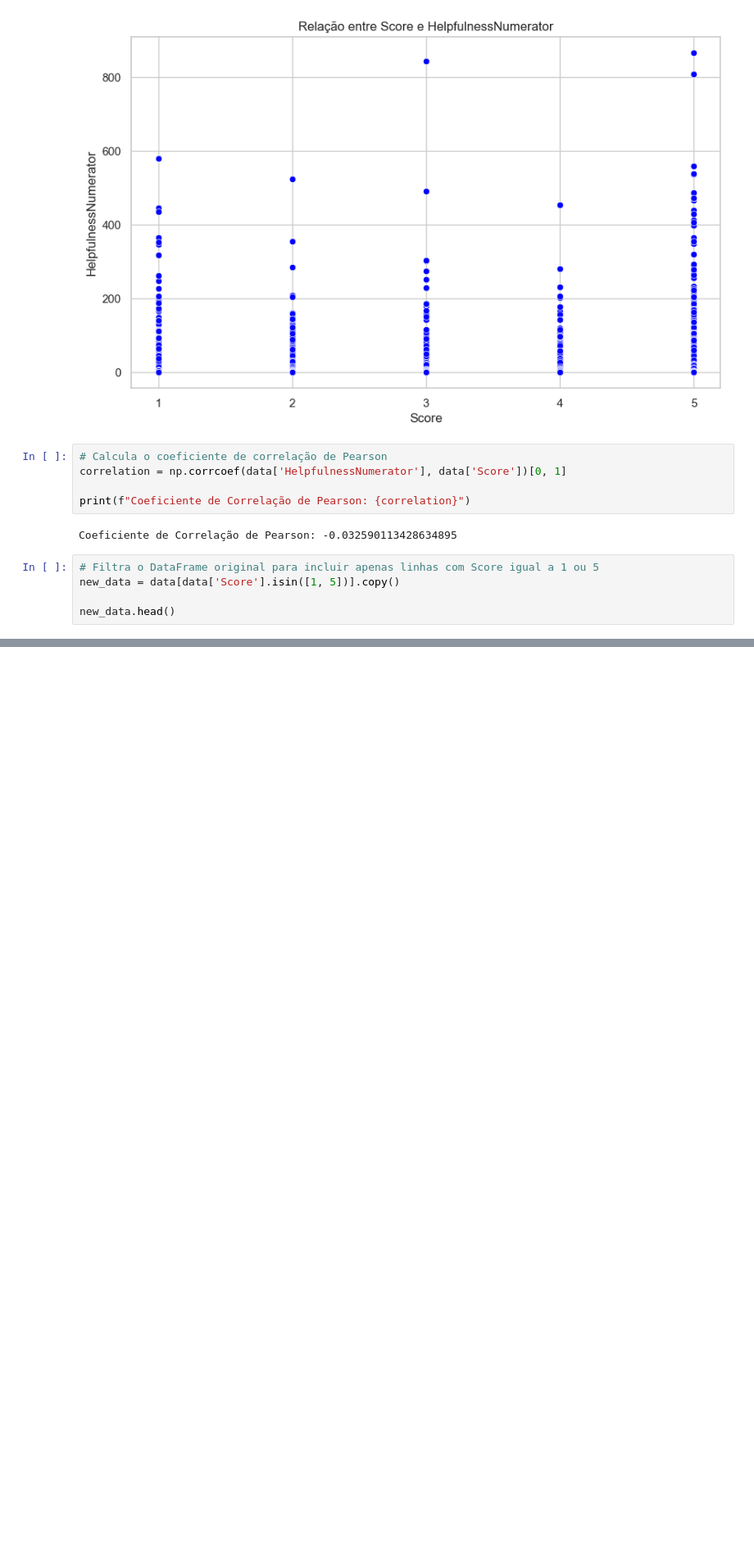
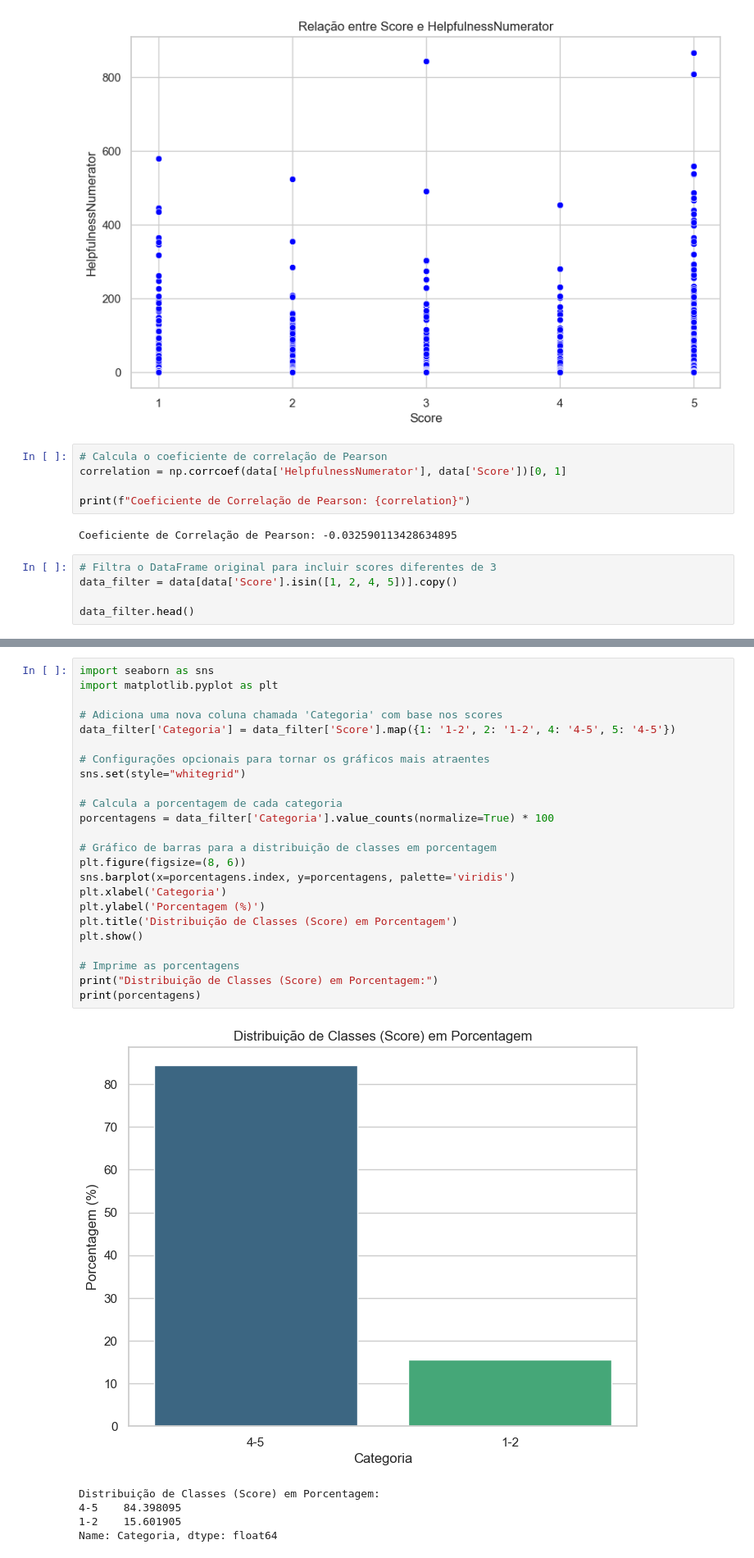
Before and after one commit to Larilw/projeto-machine-learning, a Jupyter notebook: projeto_ml.ipynb, the cells around one changed output, grey strips where cells are left out. Shown: that part at 82% size. Saved outputs shown, nothing was run; the diff lists cells and outputs as text; blank space fills up the shorter version.

```diff
--- a/projeto_ml.ipynb
+++ b/projeto_ml.ipynb
@@ -194,10 +193,10 @@ print(f"Coeficiente de Correlação de Pearson: {correlation}")
 # %% [output]
 Coeficiente de Correlação de Pearson: -0.032590113428634895
 # %%
-# Filtra o DataFrame original para incluir apenas linhas com Score igual a 1 ou 5
-new_data = data[data['Score'].isin([1, 5])].copy()
+# Filtra o DataFrame original para incluir scores diferentes de 3
+data_filter = data[data['Score'].isin([1, 2, 4, 5])].copy()
 
-new_data.head()
+data_filter.head()
 # %% [output]
 |  | Id | ProductId | UserId | ProfileName | HelpfulnessNumerator | HelpfulnessDenominator | Score | ... |
 | 0 | 1 | B001E4KFG0 | A3SGXH7AUHU8GW | delmartian | 1 | 1 | 5 | ... |
@@ -207,0 +209,30 @@ new_data.head()
+# %%
+import seaborn as sns
+import matplotlib.pyplot as plt
+
+# Adiciona uma nova coluna chamada 'Categoria' com base nos scores
+data_filter['Categoria'] = data_filter['Score'].map({1: '1-2', 2: '1-2', 4: '4-5', 5: '4-5'})
+
+# Configurações opcionais para tornar os gráficos mais atraentes
+sns.set(style="whitegrid")
+
+# Calcula a porcentagem de cada categoria
+porcentagens = data_filter['Categoria'].value_counts(normalize=True) * 100
+
+# Gráfico de barras para a distribuição de classes em porcentagem
+plt.figure(figsize=(8, 6))
+sns.barplot(x=porcentagens.index, y=porcentagens, palette='viridis')
+plt.xlabel('Categoria')
+plt.ylabel('Porcentagem (%)')
+plt.title('Distribuição de Classes (Score) em Porcentagem')
+plt.show()
+
+# Imprime as porcentagens
+print("Distribuição de Classes (Score) em Porcentagem:")
+print(porcentagens)
+# %% [output]
+[figure, added]
+Distribuição de Classes (Score) em Porcentagem:
+4-5    84.398095
+1-2    15.601905
+Name: Categoria, dtype: float64
```
Also changed, not shown: parts of 44 cells of this notebook, 2 other files.
